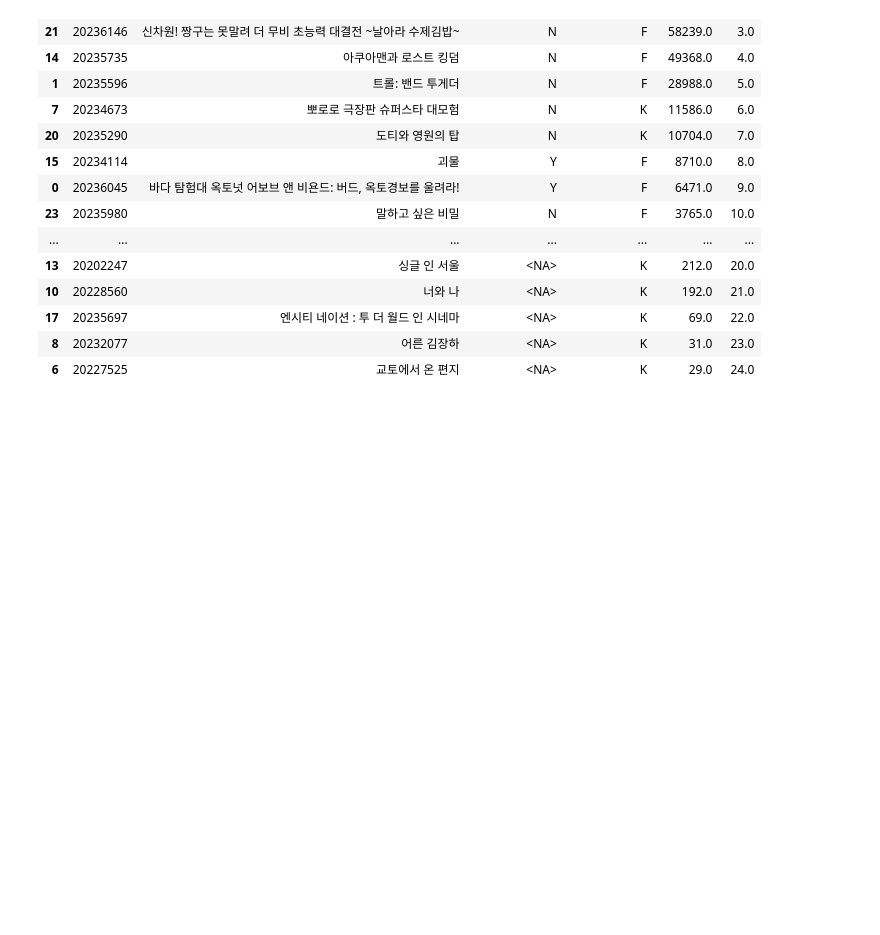
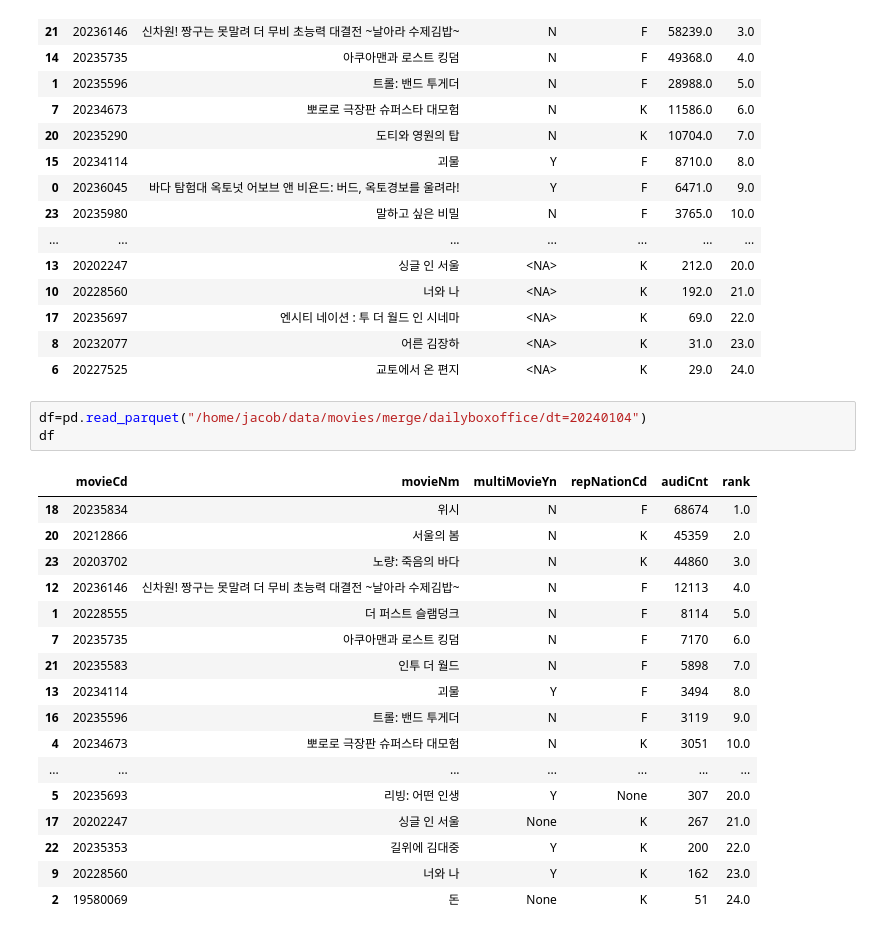
Before and after one commit to Jacob-53/movie, a Jupyter notebook: notes/Untitled.ipynb, the cells around one changed output. Saved outputs shown, nothing was run; the diff lists cells and outputs as text; blank space fills up the shorter version.

```diff
--- a/notes/Untitled.ipynb
+++ b/notes/Untitled.ipynb
@@ -58,3 +58,24 @@ unique_df_sorted
 | 17 | 20235697 | 엔시티 네이션 : 투 더 월드 인 시네마 | <NA> | K | 69.0 | 22.0 |
 | 8 | 20232077 | 어른 김장하 | <NA> | K | 31.0 | 23.0 |
 | 6 | 20227525 | 교토에서 온 편지 | <NA> | K | 29.0 | 24.0 |
+# %%
+df=pd.read_parquet("/home/jacob/data/movies/merge/dailyboxoffice/dt=20240104")
+df
+# %% [output]
+|  | movieCd | movieNm | multiMovieYn | repNationCd | audiCnt | rank |
+| 18 | 20235834 | 위시 | N | F | 68674 | 1.0 |
+| 20 | 20212866 | 서울의 봄 | N | K | 45359 | 2.0 |
+| 23 | 20203702 | 노량: 죽음의 바다 | N | K | 44860 | 3.0 |
+| 12 | 20236146 | 신차원! 짱구는 못말려 더 무비 초능력 대결전 ~날아라 수제김밥~ | N | F | 12113 | 4.0 |
+| 1 | 20228555 | 더 퍼스트 슬램덩크 | N | F | 8114 | 5.0 |
+| 7 | 20235735 | 아쿠아맨과 로스트 킹덤 | N | F | 7170 | 6.0 |
+| 21 | 20235583 | 인투 더 월드 | N | F | 5898 | 7.0 |
+| 13 | 20234114 | 괴물 | Y | F | 3494 | 8.0 |
+| 16 | 20235596 | 트롤: 밴드 투게더 | N | F | 3119 | 9.0 |
+| 4 | 20234673 | 뽀로로 극장판 슈퍼스타 대모험 | N | K | 3051 | 10.0 |
+| ... | ... | ... | ... | ... | ... | ... |
+| 5 | 20235693 | 리빙: 어떤 인생 | Y | None | 307 | 20.0 |
+| 17 | 20202247 | 싱글 인 서울 | None | K | 267 | 21.0 |
+| 22 | 20235353 | 길위에 김대중 | Y | K | 200 | 22.0 |
+| 9 | 20228560 | 너와 나 | Y | K | 162 | 23.0 |
+| 2 | 19580069 | 돈 | None | K | 51 | 24.0 |
```
Also changed, not shown: parts of 2 cells of this notebook, 2 other files.
